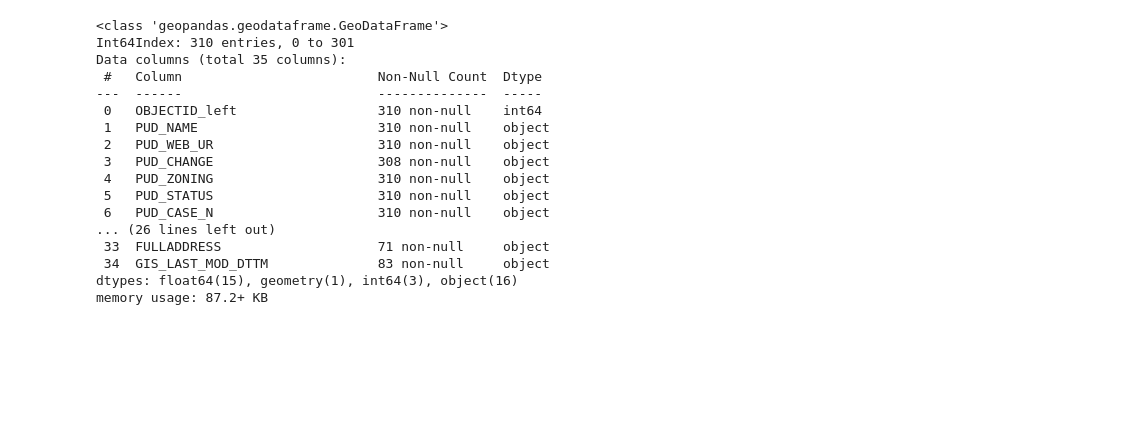
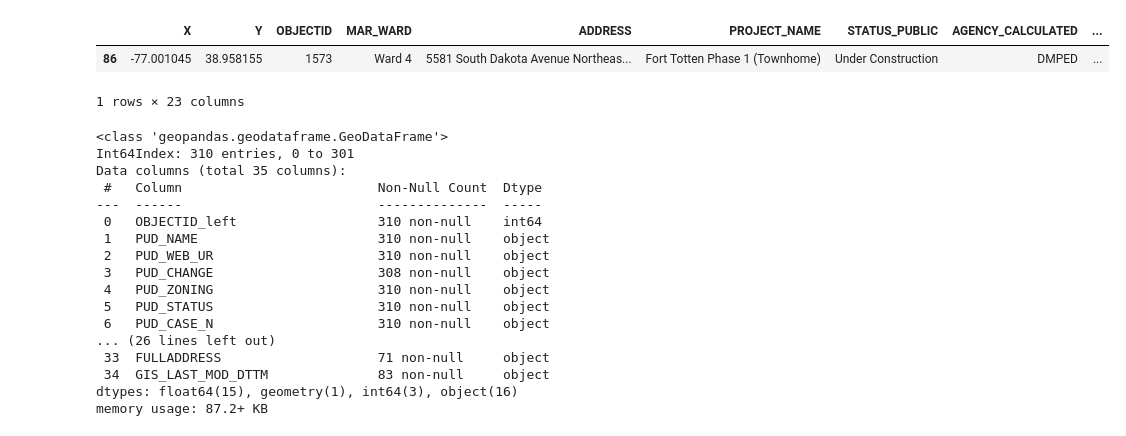
Before and after one commit to mzhao8/dc_zoning, a Jupyter notebook: dc_zoning.ipynb, the cells around one changed output. Drawn from its saved outputs; the diff is of its cells as text; code cells hidden in the pictures; blank space fills up the shorter version.

```diff
--- a/dc_zoning.ipynb
+++ b/dc_zoning.ipynb
@@ -79,7 +80,12 @@ memory usage: 1.6+ KB
 # %%
 # Create a geometry column in the affordable housing dataframe
 aff['geometry'] = aff.apply(lambda row: Point(row.X, row.Y), axis=1)
 aff = gpd.GeoDataFrame(aff, crs={'init' :'epsg:4326'})
+aff.sample()
+# %% [output]
+|  | X | Y | OBJECTID | MAR_WARD | ADDRESS | PROJECT_NAME | STATUS_PUBLIC | AGENCY_CALCULATED | ... |
+| 86 | -77.001045 | 38.958155 | 1573 | Ward 4 | 5581 South Dakota Avenue Northeas... | Fort Totten Phase 1 (Townhome) | Under Construction | DMPED | ... |
+1 rows × 23 columns
 # %%
 # Use geospatial join to identify which PUDs include affordable housing projects
 puds_aff = gpd.sjoin(puds, aff, op='intersects', how='left')
```
Also changed, not shown: parts of 7 cells of this notebook, 2 other files.
